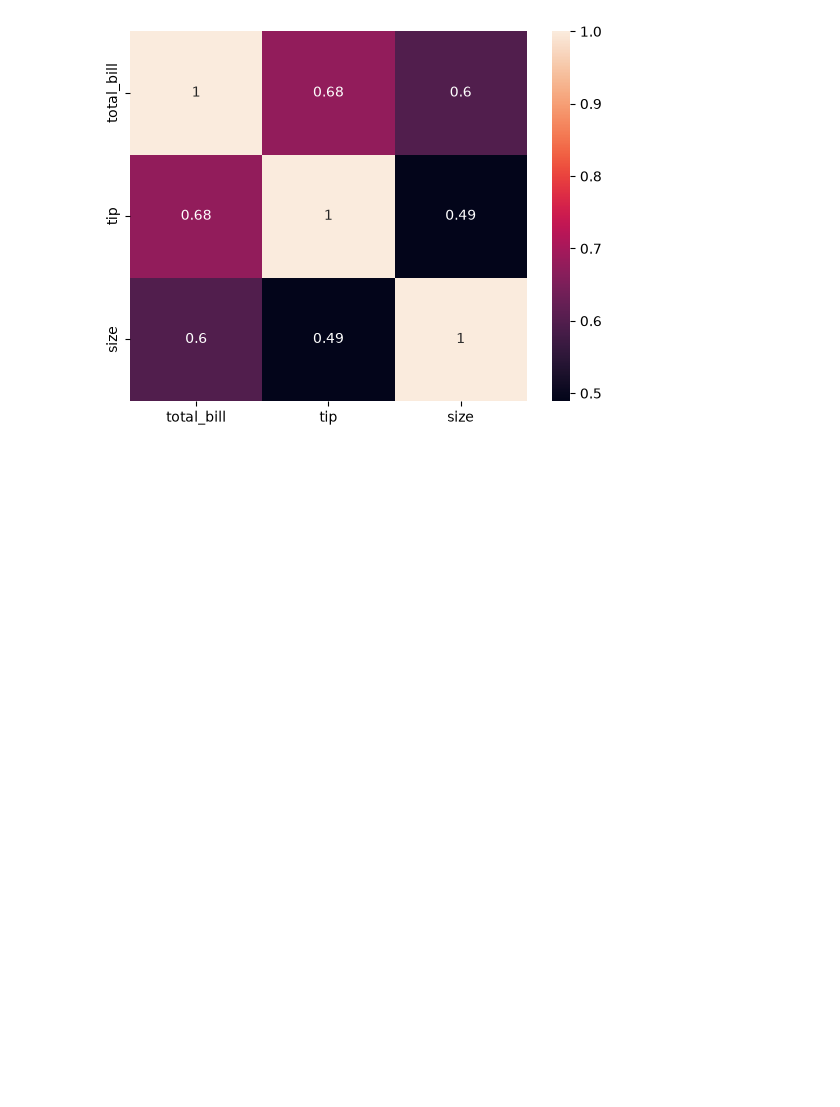
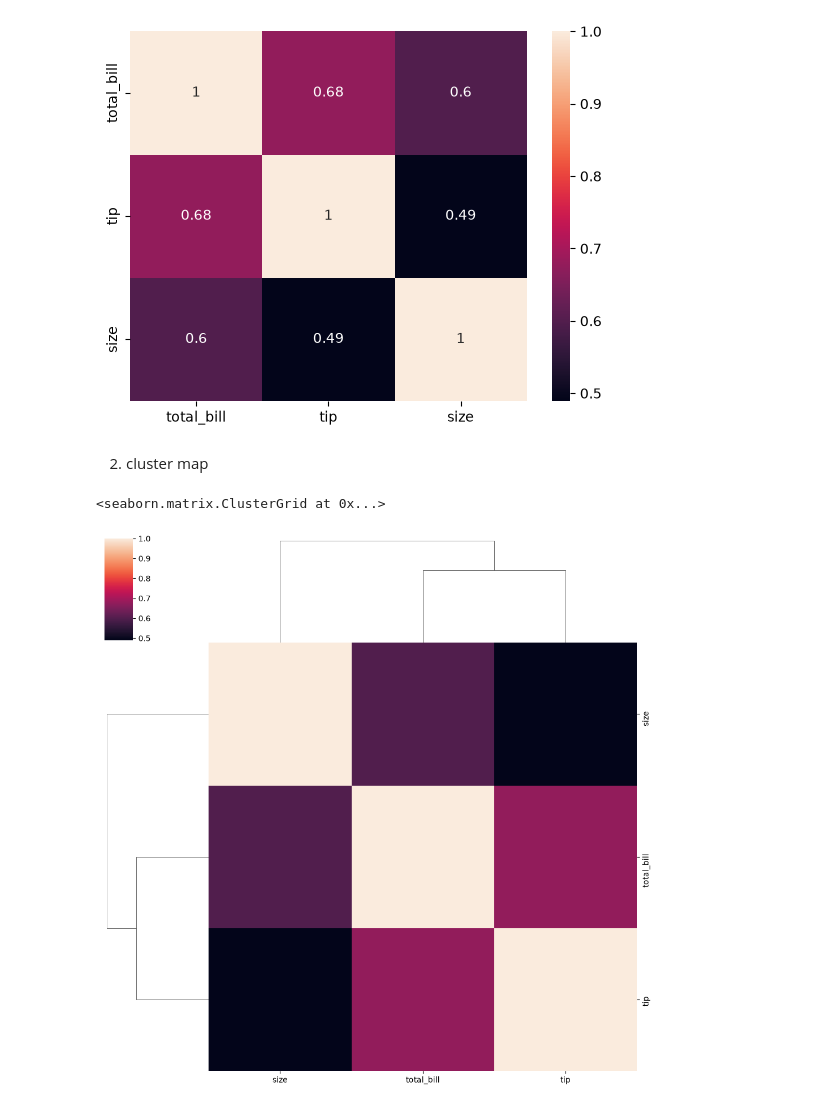
Before and after one commit to AarushiSavla/data-visualization, a Jupyter notebook: matrixplot.ipynb, the cells around one changed output. Cells and saved outputs as stored; diff of their text form; code cells hidden in the pictures; blank space fills up the shorter version.

```diff
--- a/matrixplot.ipynb
+++ b/matrixplot.ipynb
@@ -66,3 +66,10 @@ sns.heatmap(tipscorr.corr(),annot=True)
 # %% [output]
 <Axes: >
 [figure]
+# %% [markdown]
+2. cluster map
+# %%
+sns.clustermap(tipscorr.corr())
+# %% [output]
+<seaborn.matrix.ClusterGrid at 0x...>
+[figure, added]
```
